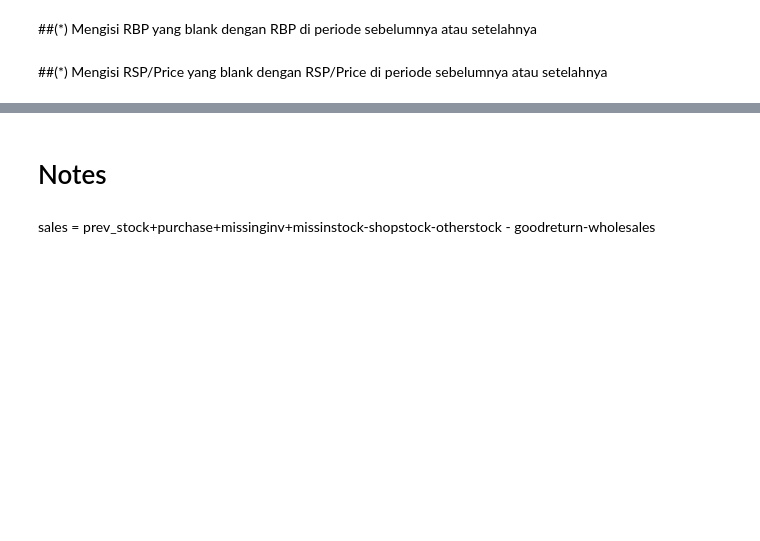
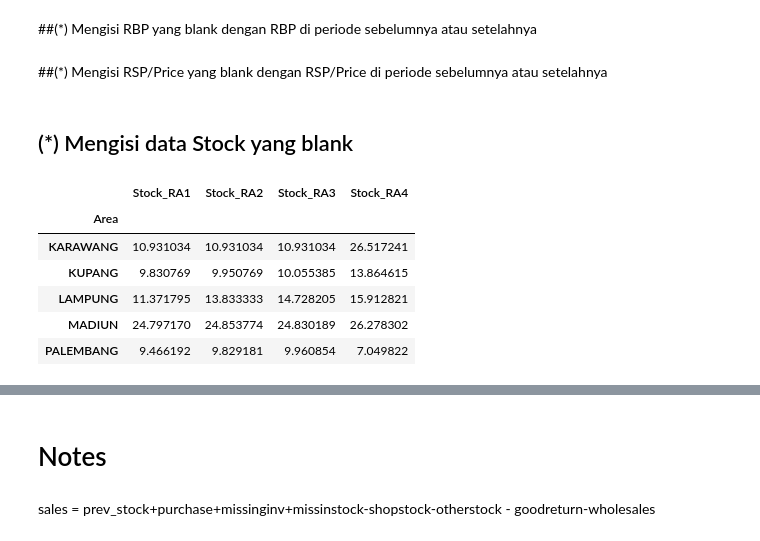
Before and after one commit to dyahrosita/Project, a Jupyter notebook: Project_JTI_5AO.ipynb, the cells around one changed output, grey strips where cells are left out. Saved outputs shown, nothing was run; the diff lists cells and outputs as text; code cells hidden in the pictures; blank space fills up the shorter version.

```diff
--- a/Project_JTI_5AO.ipynb
+++ b/Project_JTI_5AO.ipynb
@@ -796,8 +796,8 @@ C1 = df_merge['Sales_RA1'].isna()
 C2 = df_merge['Sales_RA2'].isna()
 C3 = df_merge['Sales_RA3'].notna()
 
-df_merge['Sales_RA1'] = np.where(C1&C2&C3, round((df_merge['Sales_RA3']/(df_merge['Growth RA3']+1))/2), df_merge['Sales_RA1'])
-df_merge['Sales_RA2'] = np.where(C1&C2&C3, round((df_merge['Sales_RA3']/(df_merge['Growth RA3']+1))/2), df_merge['Sales_RA2'])
+df_merge['Sales_RA1'] = np.where(C1&C2&C3, round((df_merge['Sales_RA3']/(df_merge['Growth RA3']+1))), df_merge['Sales_RA1'])
+df_merge['Sales_RA2'] = np.where(C1&C2&C3, round((df_merge['Sales_RA3']/(df_merge['Growth RA3']+1))), df_merge['Sales_RA2'])
 # %% [markdown]
 ## (*) Mengisi data jika hanya sales RA1 yang blank RA2 tidak blank
 # %%
@@ -840,11 +841,42 @@ df_clean['RBP_RA4'] = np.where(df_clean['RBP_RA4'].isna(), df_clean['RBP_RA3'],
 # %% [markdown]
 ##(*) Mengisi RSP/Price yang blank dengan RSP/Price di periode sebelumnya atau setelahnya
 # %%
-df_clean['RSP_IA'] = np.where(df_clean['RSP_IA'].isna(), df_clean['RSP_RA1'], df_clean['RSP_IA'])
-df_clean['RSP_RA1'] = np.where(df_clean['RSP_RA1'].isna(), df_clean['RSP_IA'], df_clean['RSP_RA1'])
-df_clean['RSP_RA1'] = np.where(df_clean['RSP_RA1'].isna(), df_clean['RSP_RA2'], df_clean['RSP_RA1'])
-df_clean['RSP_RA2'] = np.where(df_clean['RSP_RA2'].isna(), df_clean['RSP_RA1'], df_clean['RSP_RA2'])
-df_clean['RSP_RA2'] = np.where(df_clean['RSP_RA2'].isna(), df_clean['RSP_RA3'], df_clean['RSP_RA2'])
-df_clean['RSP_RA3'] = np.where(df_clean['RSP_RA3'].isna(), df_clean['RSP_RA2'], df_clean['RSP_RA3'])
-df_clean['RSP_RA3'] = np.where(df_clean['RSP_RA3'].isna(), df_clean['RSP_RA4'], df_clean['RSP_RA3'])
-df_clean['RSP_RA4'] = np.where(df_clean['RSP_RA4'].isna(), df_clean['RSP_RA3'], df_clean['RSP_RA4'])
+df_merge['RSP_IA'] = np.where(df_merge['RSP_IA'].isna(), df_merge['RSP_RA1'], df_merge['RSP_IA'])
+df_merge['RSP_RA1'] = np.where(df_merge['RSP_RA1'].isna(), df_merge['RSP_IA'], df_merge['RSP_RA1'])
+df_merge['RSP_RA1'] = np.where(df_merge['RSP_RA1'].isna(), df_merge['RSP_RA2'], df_merge['RSP_RA1'])
+df_merge['RSP_RA2'] = np.where(df_merge['RSP_RA2'].isna(), df_merge['RSP_RA1'], df_merge['RSP_RA2'])
+df_merge['RSP_RA2'] = np.where(df_merge['RSP_RA2'].isna(), df_merge['RSP_RA3'], df_merge['RSP_RA2'])
+df_merge['RSP_RA3'] = np.where(df_merge['RSP_RA3'].isna(), df_merge['RSP_RA2'], df_merge['RSP_RA3'])
+df_merge['RSP_RA3'] = np.where(df_merge['RSP_RA3'].isna(), df_merge['RSP_RA4'], df_merge['RSP_RA3'])
+df_merge['RSP_RA4'] = np.where(df_merge['RSP_RA4'].isna(), df_merge['RSP_RA3'], df_merge['RSP_RA4'])
+df_merge['RSP_IA'] = np.where(df_merge['RSP_IA'].isna(), df_merge['RSP_RA1'], df_merge['RSP_IA'])
+# %% [markdown]
+## (*) Mengisi data Stock yang blank
+# %%
+C1 = df_merge['Stock_RA1'].notna()
+C2 = df_merge['Stock_RA2'].notna()
+C3 = df_merge['Stock_RA3'].notna()
+C4 = df_merge['Stock_RA4'].notna()
+D1 = df_merge['Purchase_RA1'].notna()
+D2 = df_merge['Purchase_RA2'].notna()
+D3 = df_merge['Purchase_RA3'].notna()
+D4 = df_merge['Purchase_RA4'].notna()
+
+pivot_stock = pd.pivot_table(df_merge[C1&C2&C3&C4&D1&D2&D3&D4],
+                       index='Area',
+                       values=['Stock_RA1','Stock_RA2','Stock_RA3','Stock_RA4'],
+                       aggfunc='mean')
+pivot_sales = pd.pivot_table(df_merge[C1&C2&C3&C4&D1&D2&D3&D4],
+                       index='Area',
+                       values=['Sales_RA1','Sales_RA2','Sales_RA3','Sales_RA4'],
+                       aggfunc='mean')
+# %%
+pivot_stock
+# %% [output]
+|  | Stock_RA1 | Stock_RA2 | Stock_RA3 | Stock_RA4 |
+| Area |  |  |  |  |
+| KARAWANG | 10.931034 | 10.931034 | 10.931034 | 26.517241 |
+| KUPANG | 9.830769 | 9.950769 | 10.055385 | 13.864615 |
+| LAMPUNG | 11.371795 | 13.833333 | 14.728205 | 15.912821 |
+| MADIUN | 24.797170 | 24.853774 | 24.830189 | 26.278302 |
+| PALEMBANG | 9.466192 | 9.829181 | 9.960854 | 7.049822 |
```
Also changed, not shown: parts of 12 cells of this notebook.
